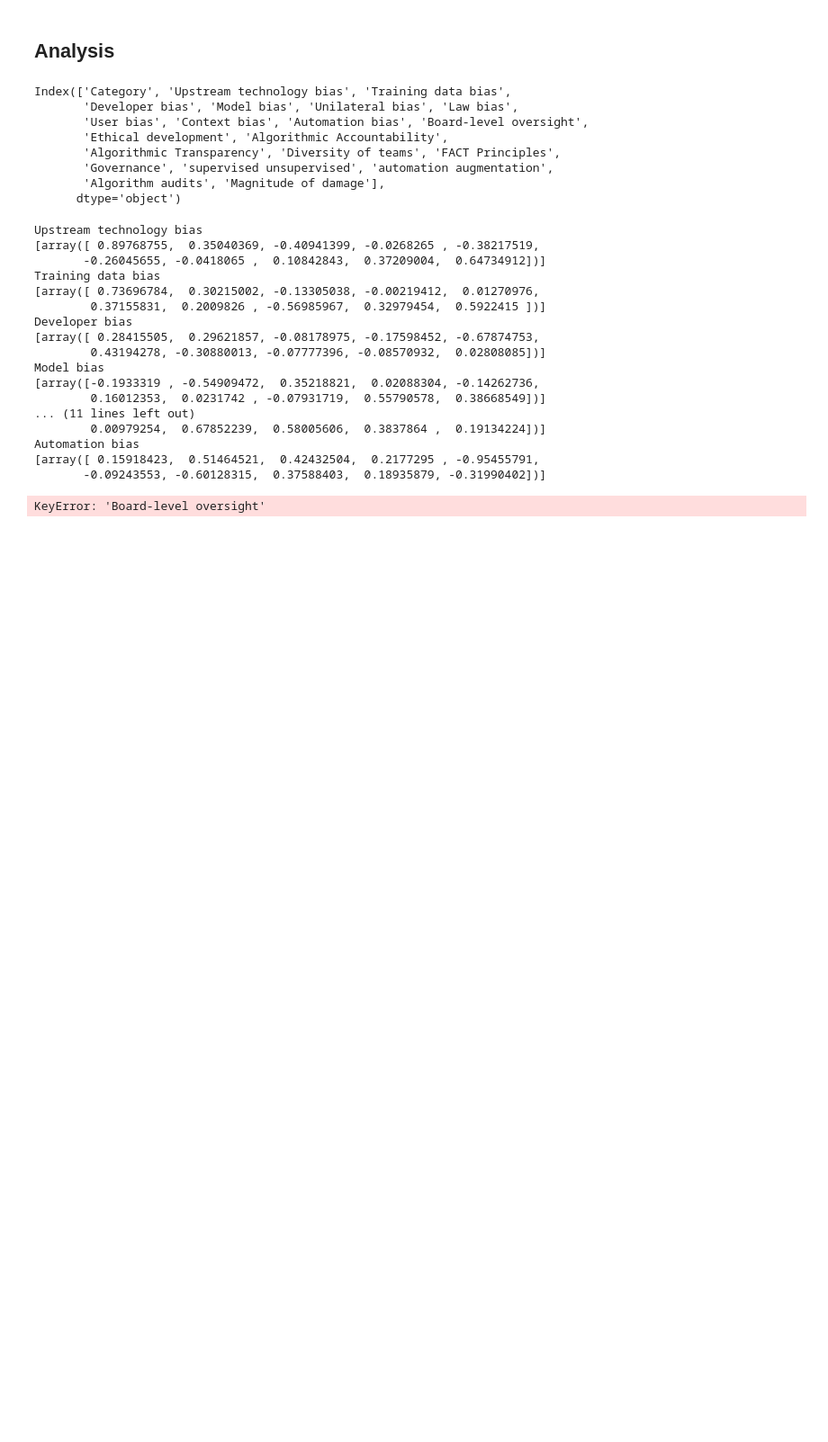
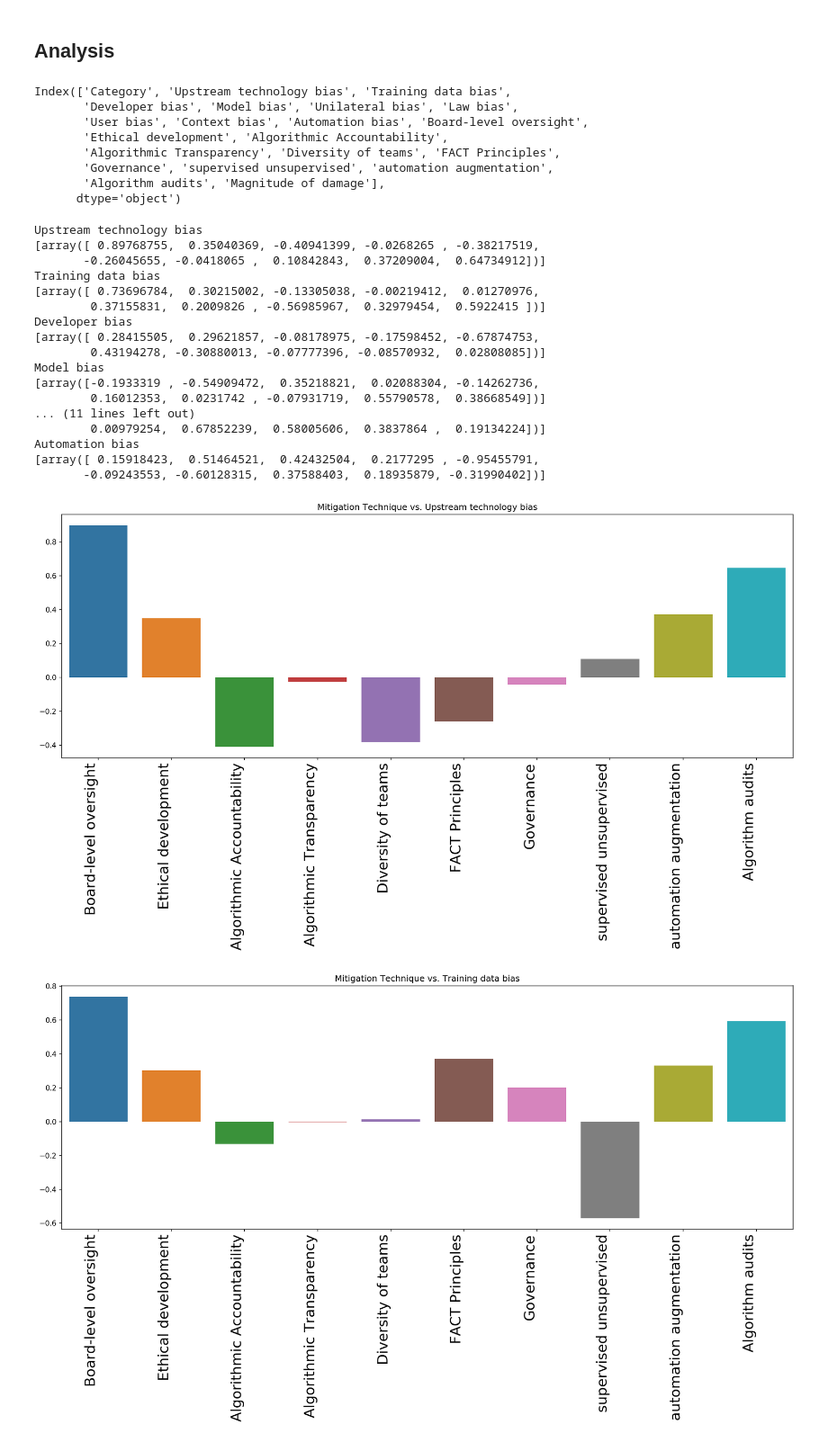
Before and after one commit to sharangw/Algorithmic-Risk, a Jupyter notebook: AlgoRisk.ipynb, the cells around one changed output. Shown at 90% size. Cells and saved outputs as stored; diff of their text form; code cells hidden in the pictures; blank space fills up the shorter version.

Commit message:
Add plots

```diff
--- a/AlgoRisk.ipynb
+++ b/AlgoRisk.ipynb
@@ -228,32 +228,33 @@ Automation bias
 # %%
 upstream = [0.89768755,  0.35040369, -0.40941399, -0.0268265 , -0.38217519,
        -0.26045655, -0.0418065 ,  0.10842843,  0.37209004,  0.64734912]
 training = [ 0.73696784,  0.30215002, -0.13305038, -0.00219412,  0.01270976,
         0.37155831,  0.2009826 , -0.56985967,  0.32979454,  0.5922415 ]
 developer = [ 0.28415505,  0.29621857, -0.08178975, -0.17598452, -0.67874753,
         0.43194278, -0.30880013, -0.07777396, -0.08570932,  0.02808085]
 model = [-0.1933319 , -0.54909472,  0.35218821,  0.02088304, -0.14262736,
         0.16012353,  0.0231742 , -0.07931719,  0.55790578,  0.38668549]
 unilateral = [-0.02755322, -0.18262605,  0.19689093, -0.34591754,  0.22687273,
         0.08527375, -0.23215893,  0.32223539, -0.41850522,  0.12098742]
-law = [ 0.14554176, -0.12105326,  0.02119824,  0.00414995, -0.30089166,
+law = [0.14554176, -0.12105326,  0.02119824,  0.00414995, -0.30089166,
         0.22990556, -0.0385532 , -0.09566815, -0.32700251, -0.41896194]
-user = [0.52962802, -0.26238677,  0.51441533, -0.64477672, -0.14586509,
-       -0.10939315,  0.20760566,  0.05817882, -0.75102722]
-context = [-0.2907465 , -0.39390121,  0.22861968,  0.04113217,  0.00967944,
-        0.68416987,  0.57844685,  0.38209424,  0.18880713]
-automation = [ 0.5141287 ,  0.42731675,  0.23575104, -0.92264314, -0.0790957 ,
-       -0.58097635,  0.36993935,  0.17833992, -0.31779873]
+user = [-0.62093927,  0.56071441, -0.25499056,  0.59347725, -0.57295713,
+       -0.11566248, -0.0286481 ,  0.20027641,  0.02726594, -0.7784249 ]
+context = [0.06282279, -0.29713332, -0.39765278,  0.22140423,  0.03243392,
+        0.00979254,  0.67852239,  0.58005606,  0.3837864 ,  0.19134224]
+automation = [0.15918423,  0.51464521,  0.42432504,  0.2177295 , -0.95455791,
+       -0.09243553, -0.60128315,  0.37588403,  0.18935879, -0.31990402]
 biascoeff = [upstream, training, developer, model, unilateral, law, user, context, automation]
 
 def plotbar(y, title):
     ax = sns.barplot(x=mitigation, y=y)
     ax.set_xticklabels(ax.get_xticklabels(), rotation=90, ha="right")
     ax.set_title(title)
     plt.tight_layout()
     plt.show()
 for i in range(len(biascoeff)):
     title = "Mitigation Technique vs. {}".format(bias[i])
     plotbar(biascoeff[i], title)
 # %% [output]
-KeyError: 'Board-level oversight'
+[figure, added]
+[figure, added]
```
Also changed, not shown: parts of 3 cells of this notebook.
